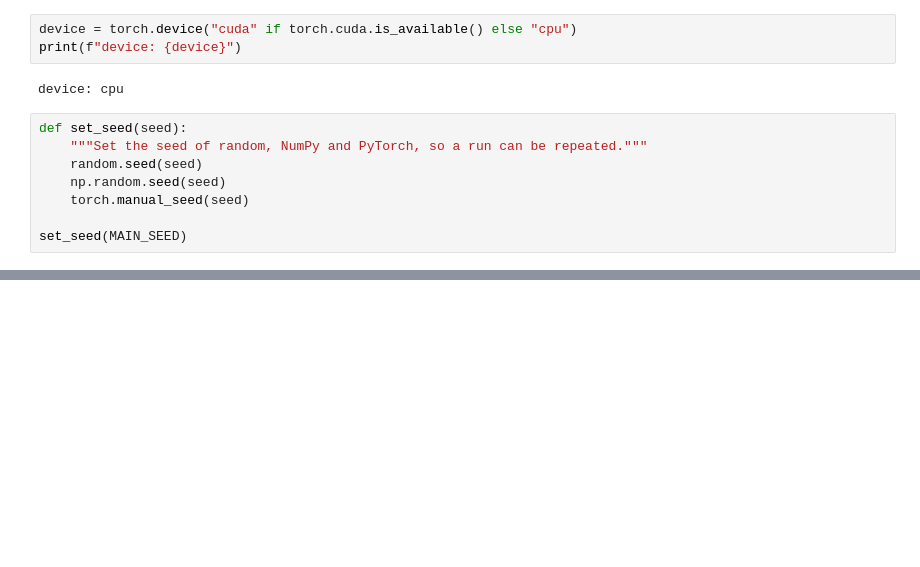
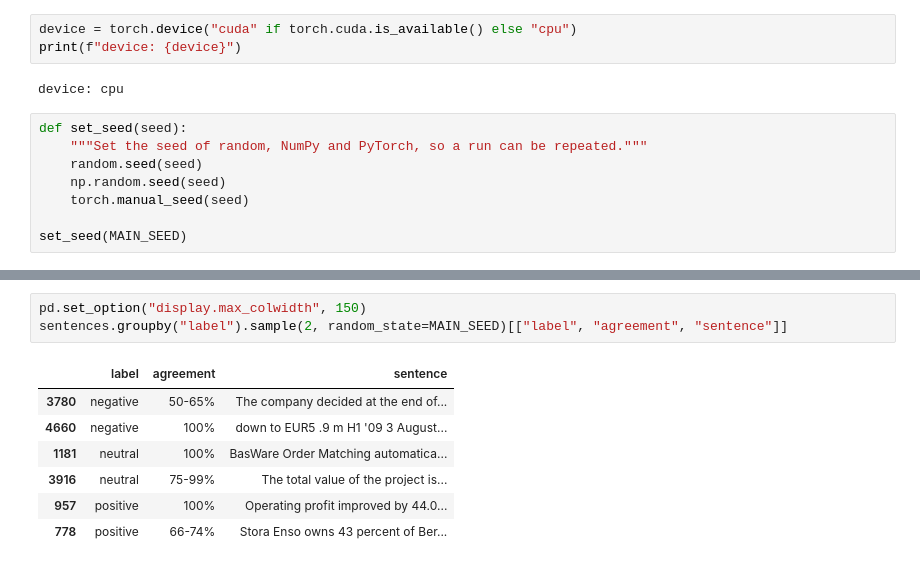
Before and after one commit to mauroreverberi/deep_learning_systems, a Jupyter notebook: deep_learning.ipynb, the cells around one changed output, grey strips where cells are left out. Cells and saved outputs as stored; diff of their text form; blank space fills up the shorter version.

```diff
--- a/deep_learning.ipynb
+++ b/deep_learning.ipynb
@@ -70,0 +115,11 @@ set_seed(MAIN_SEED)
+# %%
+pd.set_option("display.max_colwidth", 150)
+sentences.groupby("label").sample(2, random_state=MAIN_SEED)[["label", "agreement", "sentence"]]
+# %% [output]
+|  | label | agreement | sentence |
+| 3780 | negative | 50-65% | The company decided at the end of... |
+| 4660 | negative | 100% | down to EUR5 .9 m H1 '09 3 August... |
+| 1181 | neutral | 100% | BasWare Order Matching automatica... |
+| 3916 | neutral | 75-99% | The total value of the project is... |
+| 957 | positive | 100% | Operating profit improved by 44.0... |
+| 778 | positive | 66-74% | Stora Enso owns 43 percent of Ber... |
```
Also changed, not shown: parts of 23 cells of this notebook.
